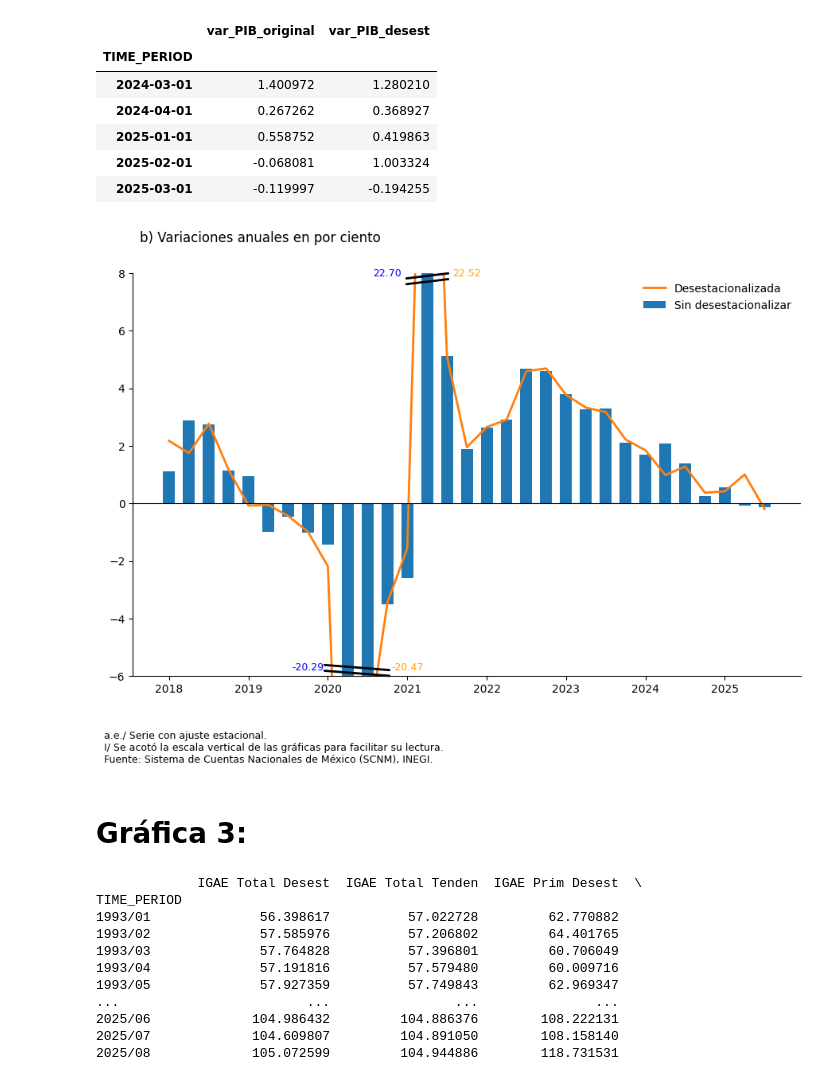
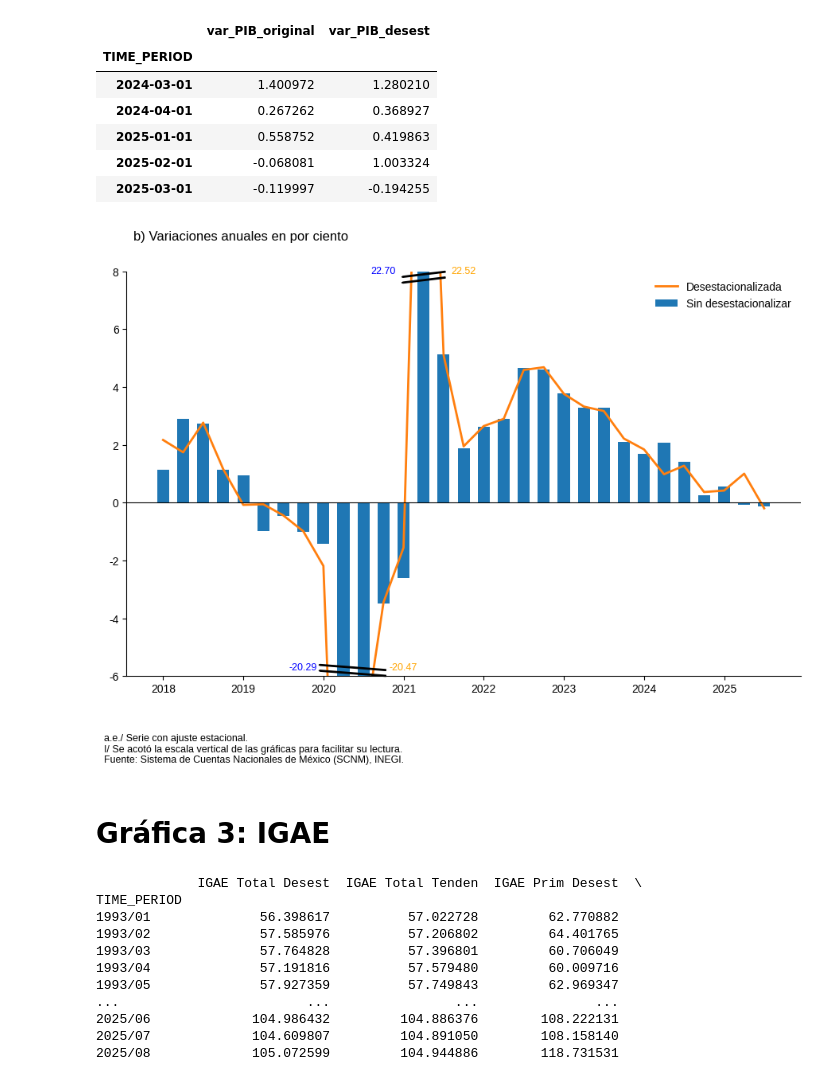
Before and after one commit to laloflogar/RB2026, a Jupyter notebook: Gráficas_nacional.ipynb, the cells around one changed output. Cells and saved outputs as stored; diff of their text form; code cells hidden in the pictures.

```diff
--- a/Gráficas_nacional.ipynb
+++ b/Gráficas_nacional.ipynb
@@ -430,6 +430,11 @@ display(base_filtrada.tail())
 # %%
 import matplotlib.pyplot as plt
 import numpy as np
+
+#Tipografía
+plt.rcParams['font.family'] = 'sans-serif'
+plt.rcParams['font.sans-serif'] = ['Arial', 'Helvetica', 'Liberation Sans']
+plt.rcParams['axes.unicode_minus'] = False
 
 # 1. Asegurar orden y convertir a PeriodIndex trimestral
 df = base_filtrada.copy().sort_index()
@@ -525,36 +530,36 @@ ax.annotate(f'{max_original_value:.2f}',
 
 # Para 'var_PIB_desest' (línea)
 min_desest_value = df['var_PIB_desest'].min()
 max_desest_value = df['var_PIB_desest'].max()
 min_desest_idx = df['var_PIB_desest'].idxmin()
 max_desest_idx = df['var_PIB_desest'].idxmax()
 
 ax.annotate(f'{min_desest_value:.2f}',
             xy=(0, 0),
             xytext=(12, -5.7), # Centered vertically
             ha='center', va='center', color='orange', fontsize=9)
 ax.annotate(f'{max_desest_value:.2f}',
             xy=(0, 0),
             xytext=(15, 8), # Centered vertically
             ha='center', va='center', color='orange', fontsize=9)
 
 
 # Nota al pie
 plt.figtext(
     0.01, -0.05, # Ajustar la posición y para dar más espacio
     'a.e./ Serie con ajuste estacional.\n'
     'I/ Se acotó la escala vertical de las gráficas para facilitar su lectura.\n'
     'Fuente: Sistema de Cuentas Nacionales de México (SCNM), INEGI.',
     ha='left',
     fontsize=9
 )
 
 plt.tight_layout(rect=[0, 0.05, 1, 0.95]) # Ajustar tight_layout para dejar espacio al suptitle y figtext
 plt.show()
 # %% [output]
-[figure, old version]
+[figure, new version]
 # %% [markdown]
-# Gráfica 3:
+# Gráfica 3: IGAE
 # %%
 import requests
 import json
```
Also changed, not shown: parts of 10 cells of this notebook.
